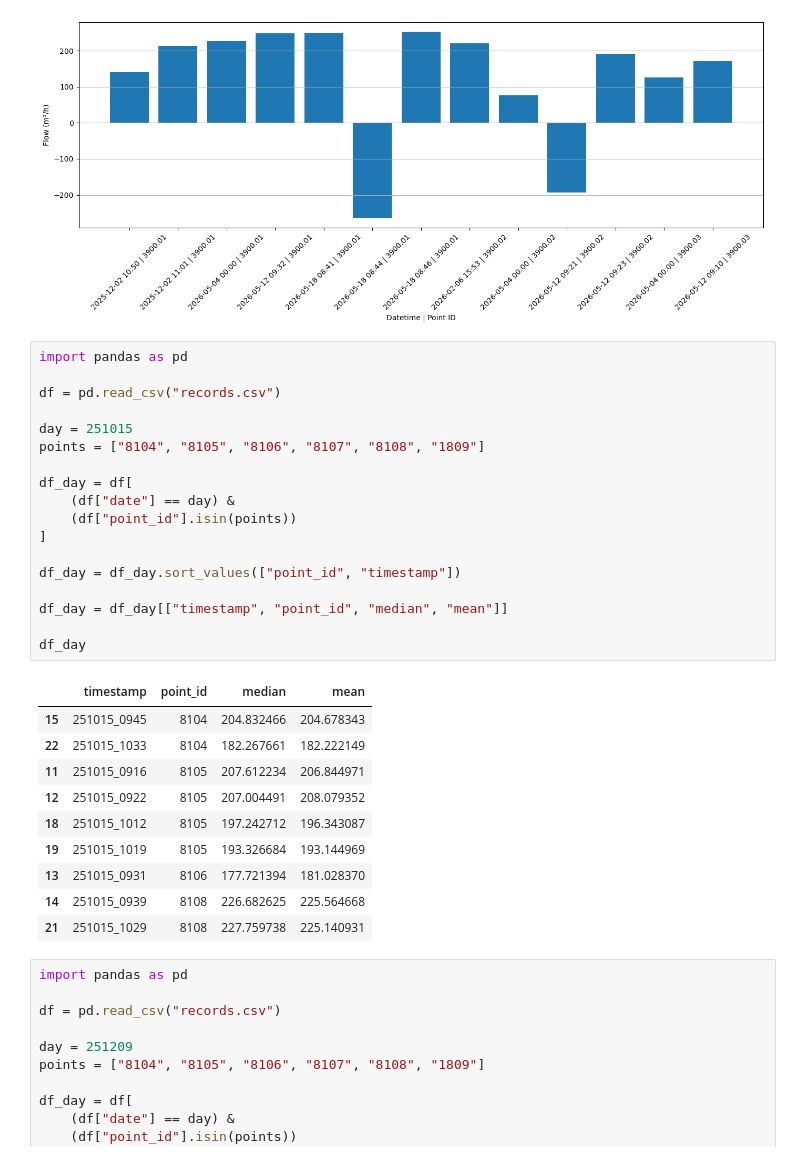
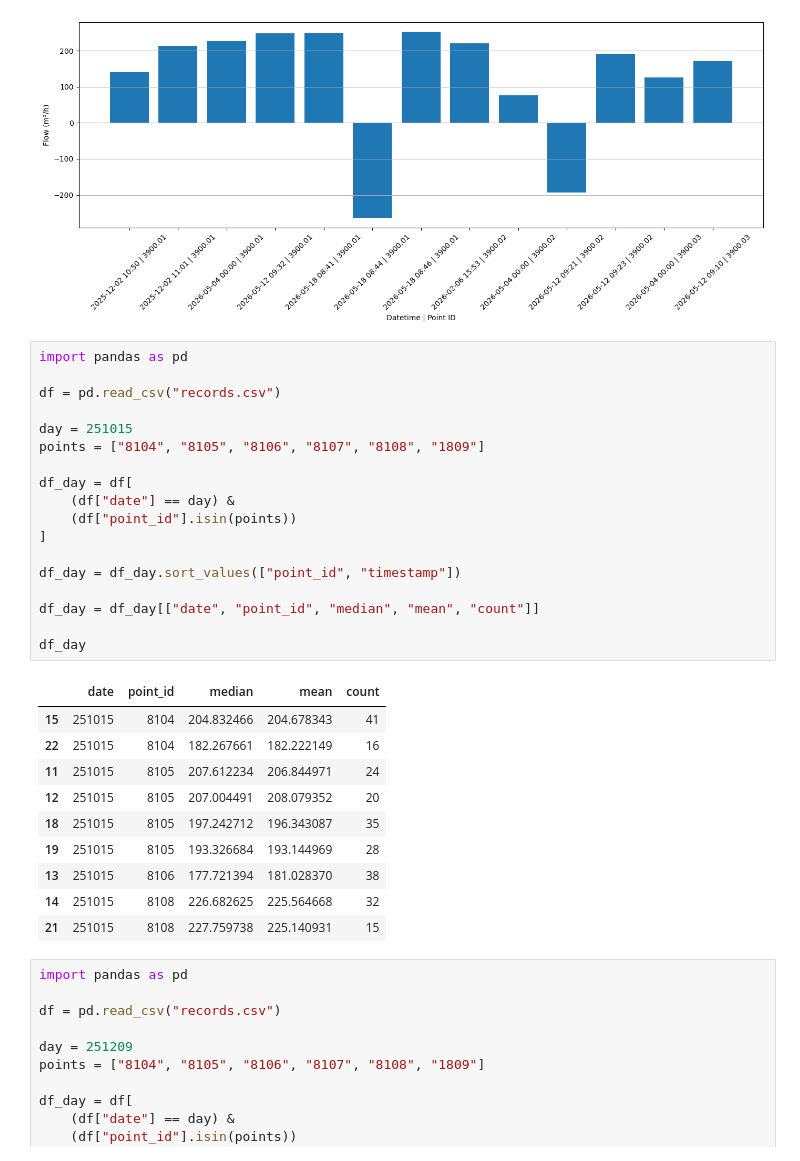
Before and after one commit to LeoDaVinci16/sxs, a Jupyter notebook: database/database.ipynb, the cells around one changed output. Saved outputs shown, nothing was run; the diff lists cells and outputs as text.

```diff
--- a/database/database.ipynb
+++ b/database/database.ipynb
@@ -500,32 +552,32 @@ plt.show()
 # %%
 import pandas as pd
 
 df = pd.read_csv("records.csv")
 
 day = 251015
 points = ["8104", "8105", "8106", "8107", "8108", "1809"]
 
 df_day = df[
     (df["date"] == day) &
     (df["point_id"].isin(points))
 ]
 
 df_day = df_day.sort_values(["point_id", "timestamp"])
 
-df_day = df_day[["timestamp", "point_id", "median", "mean"]]
+df_day = df_day[["date", "point_id", "median", "mean", "count"]]
 
 df_day
 # %% [output]
-|  | timestamp | point_id | median | mean |
-| 15 | 251015_0945 | 8104 | 204.832466 | 204.678343 |
-| 22 | 251015_1033 | 8104 | 182.267661 | 182.222149 |
-| 11 | 251015_0916 | 8105 | 207.612234 | 206.844971 |
-| 12 | 251015_0922 | 8105 | 207.004491 | 208.079352 |
-| 18 | 251015_1012 | 8105 | 197.242712 | 196.343087 |
-| 19 | 251015_1019 | 8105 | 193.326684 | 193.144969 |
-| 13 | 251015_0931 | 8106 | 177.721394 | 181.028370 |
-| 14 | 251015_0939 | 8108 | 226.682625 | 225.564668 |
-| 21 | 251015_1029 | 8108 | 227.759738 | 225.140931 |
+|  | date | point_id | median | mean | count |
+| 15 | 251015 | 8104 | 204.832466 | 204.678343 | 41 |
+| 22 | 251015 | 8104 | 182.267661 | 182.222149 | 16 |
+| 11 | 251015 | 8105 | 207.612234 | 206.844971 | 24 |
+| 12 | 251015 | 8105 | 207.004491 | 208.079352 | 20 |
+| 18 | 251015 | 8105 | 197.242712 | 196.343087 | 35 |
+| 19 | 251015 | 8105 | 193.326684 | 193.144969 | 28 |
+| 13 | 251015 | 8106 | 177.721394 | 181.028370 | 38 |
+| 14 | 251015 | 8108 | 226.682625 | 225.564668 | 32 |
+| 21 | 251015 | 8108 | 227.759738 | 225.140931 | 15 |
 # %%
 import pandas as pd
 
```
Also changed, not shown: parts of 7 cells of this notebook, 8 other files.
